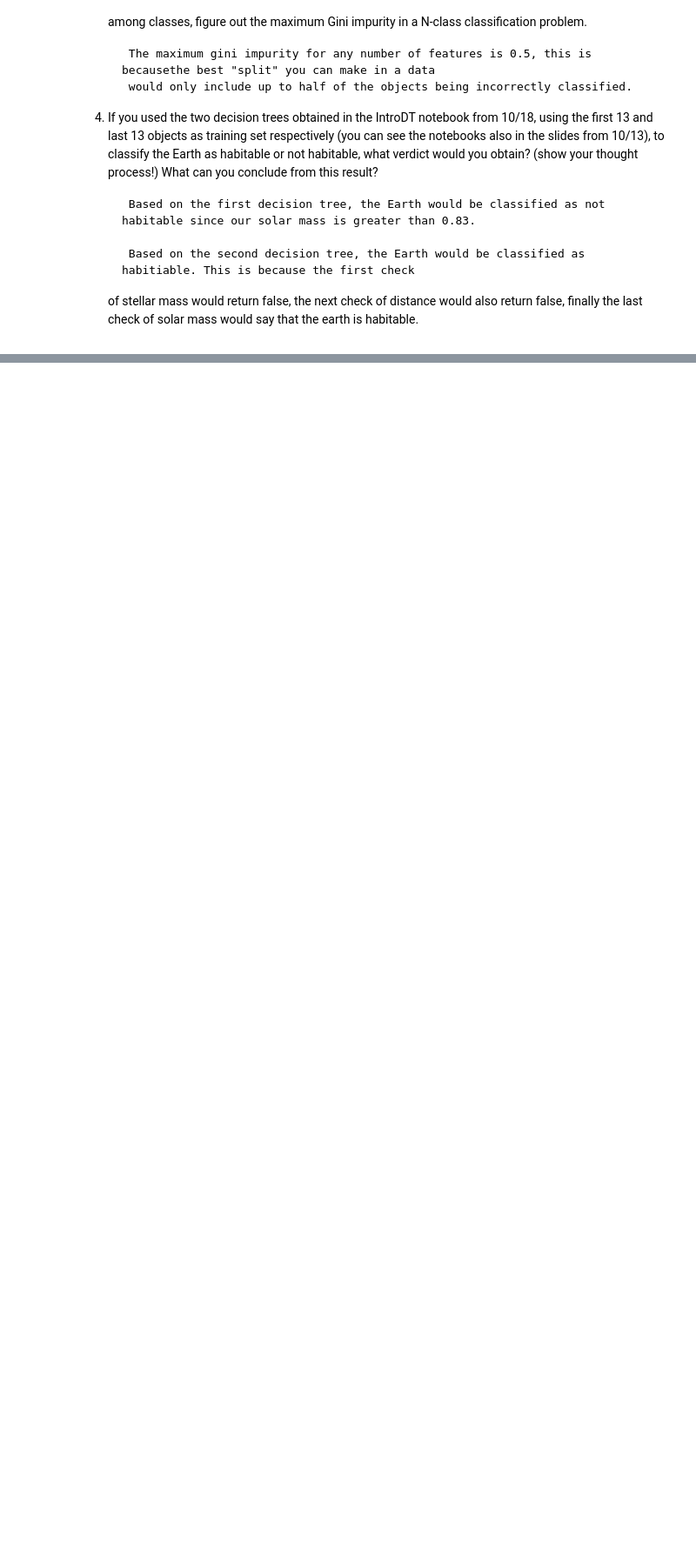
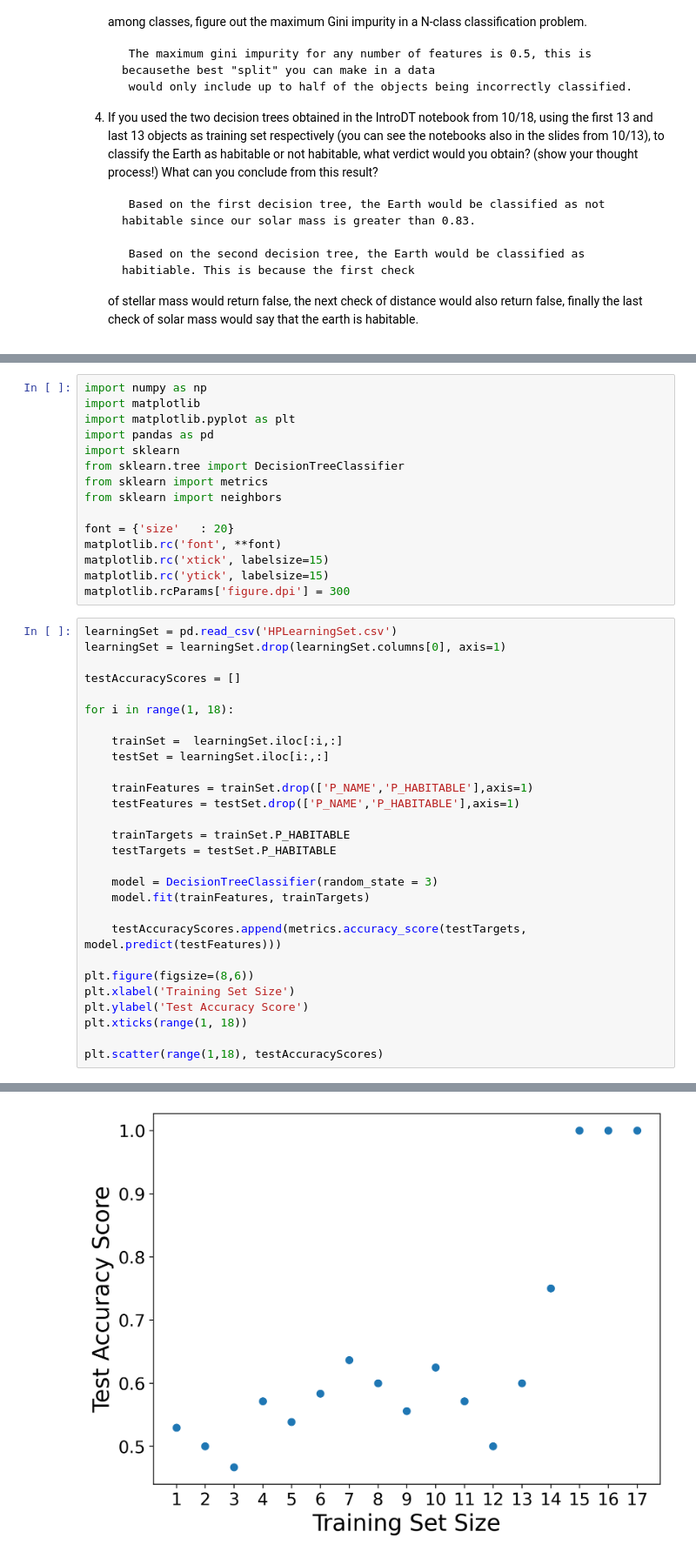
Before and after one commit to JakePost/ml-physics-fall2021, a Jupyter notebook: homework/worksheet-3/Worksheet-3.ipynb, the cells around one changed output, grey strips where cells are left out. Shown at 87% size. Cells and saved outputs as stored; diff of their text form; blank space fills up the shorter version.

```diff
--- a/homework/worksheet-3/Worksheet-3.ipynb
+++ b/homework/worksheet-3/Worksheet-3.ipynb
@@ -57,0 +65,44 @@ function knnCLassification(trainingSet, tetData, kValue):
+# %%
+import numpy as np
+import matplotlib
+import matplotlib.pyplot as plt
+import pandas as pd
+import sklearn
+from sklearn.tree import DecisionTreeClassifier
+from sklearn import metrics
+from sklearn import neighbors
+
+font = {'size'   : 20}
+matplotlib.rc('font', **font)
+matplotlib.rc('xtick', labelsize=15)
+matplotlib.rc('ytick', labelsize=15)
+matplotlib.rcParams['figure.dpi'] = 300
+# %%
+learningSet = pd.read_csv('HPLearningSet.csv')
+learningSet = learningSet.drop(learningSet.columns[0], axis=1)
+
+testAccuracyScores = []
+
+for i in range(1, 18):
+
+    trainSet =  learningSet.iloc[:i,:]
+    testSet = learningSet.iloc[i:,:]
+
+    trainFeatures = trainSet.drop(['P_NAME','P_HABITABLE'],axis=1)
+    testFeatures = testSet.drop(['P_NAME','P_HABITABLE'],axis=1)
+
+    trainTargets = trainSet.P_HABITABLE
+    testTargets = testSet.P_HABITABLE
+
+    model = DecisionTreeClassifier(random_state = 3)
+    model.fit(trainFeatures, trainTargets)
+
+    testAccuracyScores.append(metrics.accuracy_score(testTargets, model.predict(testFeatures)))
+
+plt.figure(figsize=(8,6))
+plt.xlabel('Training Set Size')
+plt.ylabel('Test Accuracy Score')
+plt.xticks(range(1, 18))
+
+plt.scatter(range(1,18), testAccuracyScores)
+# %% [output]
@@ -57,0 +110 @@ function knnCLassification(trainingSet, tetData, kValue):
+[figure, added]
```
Also changed, not shown: parts of 9 cells of this notebook, 8 other files.
